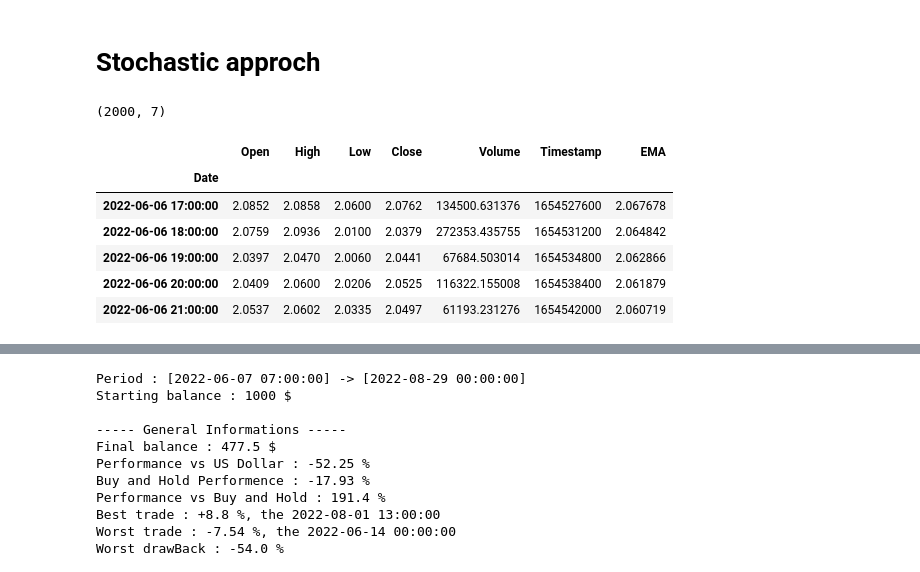
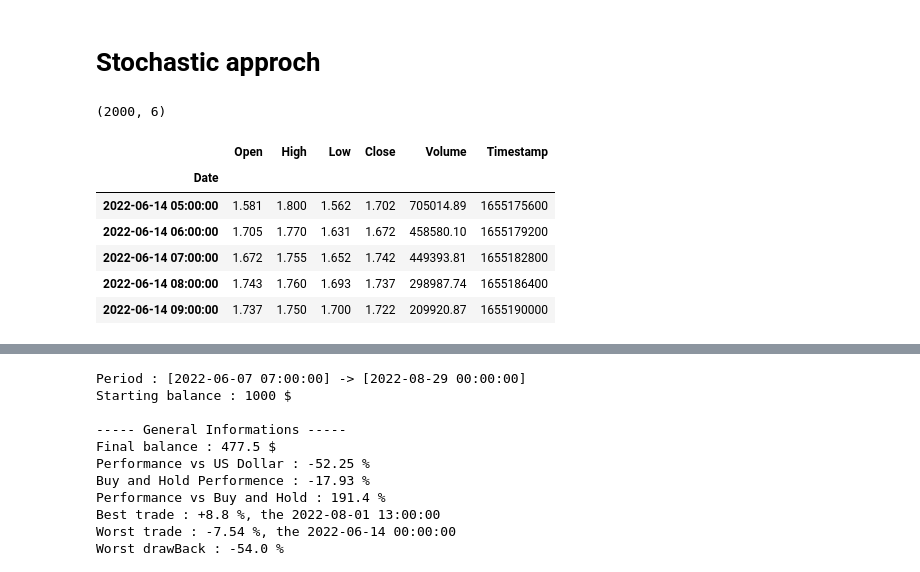
Before and after one commit to webclinic017/Trading-sandbox, a Jupyter notebook: 23_Predictions_time_series.ipynb, the cells around one changed output, grey strips where cells are left out. Saved outputs shown, nothing was run; the diff lists cells and outputs as text; code cells hidden in the pictures.

```diff
--- a/23_Predictions_time_series.ipynb
+++ b/23_Predictions_time_series.ipynb
@@ -19,21 +19,21 @@ Loading BokehJS ...
 # Stochastic approch
 # %%
 SYMBOL= 'KDA'
-df = loadFromDB(f'../backtest_tools/database/database/KuCoin/1h/{SYMBOL}-USDT.csv')
-df['EMA'] = ema_indicator(df.Close, 20)
+df = loadFromDB(f'../backtest_tools/database/database/Binance/1h/{SYMBOL}-USDT.csv')
+#df['EMA'] = ema_indicator(df.Close, 20)
 
-metric = 'EMA'
+metric = 'Close'
 #df = df[[metric]]
 df.dropna(inplace=True)
 df = df.iloc[-2000:]
 print(df.shape)
 df.head()
 # %% [output]
-(2000, 7)
+(2000, 6)
-|  | Open | High | Low | Close | Volume | Timestamp | EMA |
-| Date |  |  |  |  |  |  |  |
-| 2022-06-06 17:00:00 | 2.0852 | 2.0858 | 2.0600 | 2.0762 | 134500.631376 | 1654527600 | 2.067678 |
-| 2022-06-06 18:00:00 | 2.0759 | 2.0936 | 2.0100 | 2.0379 | 272353.435755 | 1654531200 | 2.064842 |
-| 2022-06-06 19:00:00 | 2.0397 | 2.0470 | 2.0060 | 2.0441 | 67684.503014 | 1654534800 | 2.062866 |
-| 2022-06-06 20:00:00 | 2.0409 | 2.0600 | 2.0206 | 2.0525 | 116322.155008 | 1654538400 | 2.061879 |
-| 2022-06-06 21:00:00 | 2.0537 | 2.0602 | 2.0335 | 2.0497 | 61193.231276 | 1654542000 | 2.060719 |
+|  | Open | High | Low | Close | Volume | Timestamp |
+| Date |  |  |  |  |  |  |
+| 2022-06-14 05:00:00 | 1.581 | 1.800 | 1.562 | 1.702 | 705014.89 | 1655175600 |
+| 2022-06-14 06:00:00 | 1.705 | 1.770 | 1.631 | 1.672 | 458580.10 | 1655179200 |
+| 2022-06-14 07:00:00 | 1.672 | 1.755 | 1.652 | 1.742 | 449393.81 | 1655182800 |
+| 2022-06-14 08:00:00 | 1.743 | 1.760 | 1.693 | 1.737 | 298987.74 | 1655186400 |
+| 2022-06-14 09:00:00 | 1.737 | 1.750 | 1.700 | 1.722 | 209920.87 | 1655190000 |
```
Also changed, not shown: parts of 11 cells of this notebook, 9 other files.
